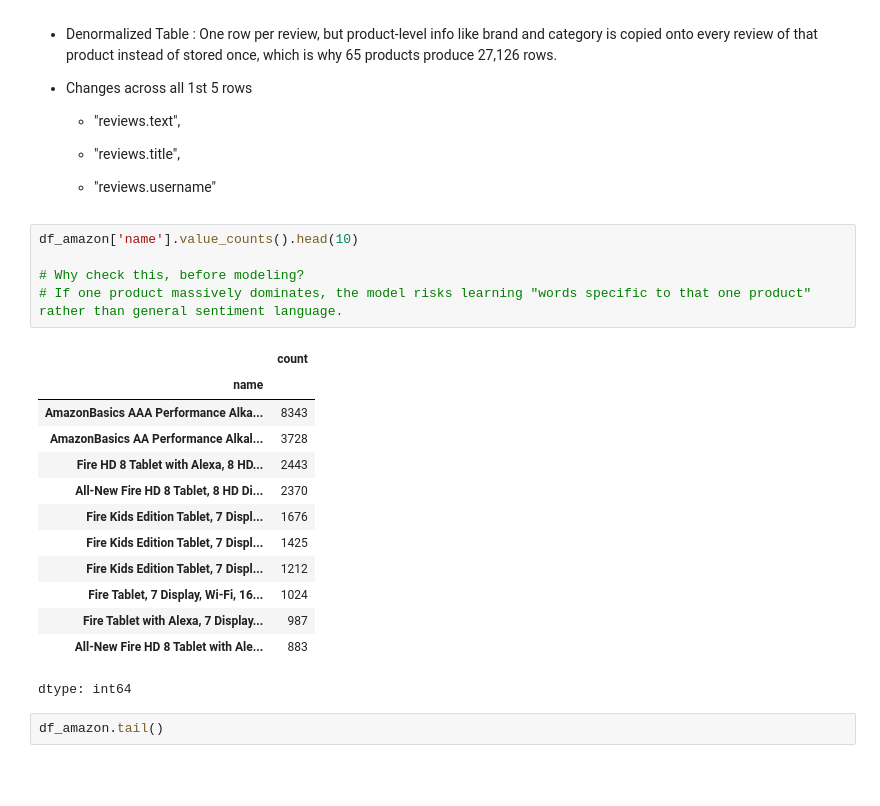
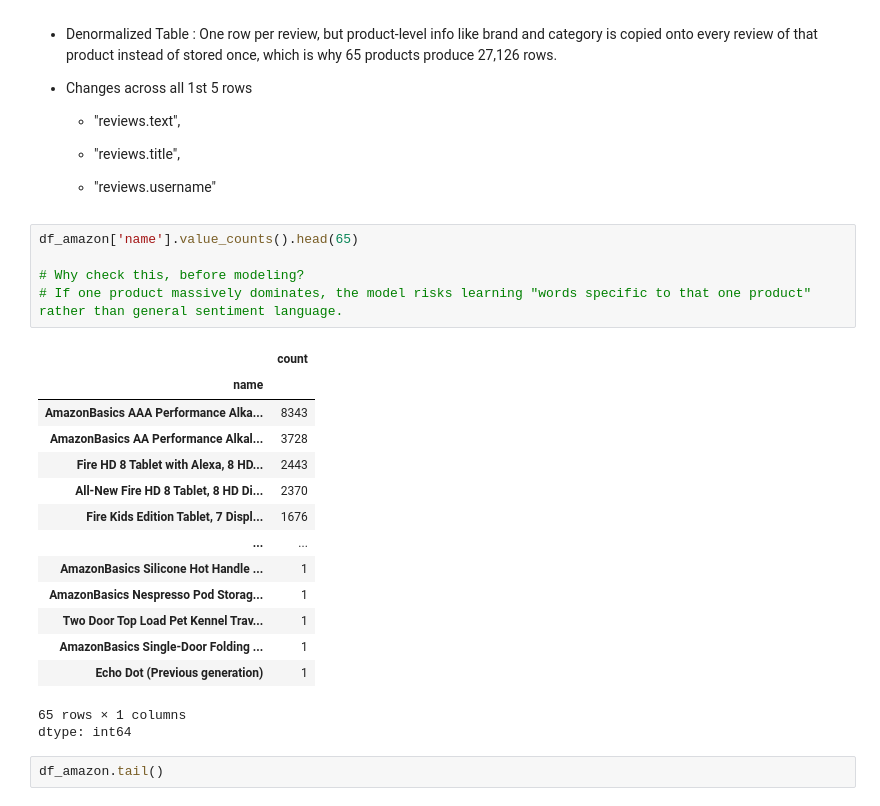
Before and after one commit to SruthiGS-Gito/Amazon-Customer-Review, a Jupyter notebook: Amazon_Consumer_Reviews.ipynb, the cells around one changed output. Drawn from its saved outputs; the diff is of its cells as text; blank space fills up the shorter version.

```diff
--- a/Amazon_Consumer_Reviews.ipynb
+++ b/Amazon_Consumer_Reviews.ipynb
@@ -66,23 +65,25 @@ Inference :
 
     * "reviews.username"
 # %%
-df_amazon['name'].value_counts().head(10)
+df_amazon['name'].value_counts().head(65)
 
 # Why check this, before modeling?
 # If one product massively dominates, the model risks learning "words specific to that one product" rather than general sentiment language.
 # %% [output]
 |  | count |
 | name |  |
 | AmazonBasics AAA Performance Alka... | 8343 |
 | AmazonBasics AA Performance Alkal... | 3728 |
 | Fire HD 8 Tablet with Alexa, 8 HD... | 2443 |
 | All-New Fire HD 8 Tablet, 8 HD Di... | 2370 |
 | Fire Kids Edition Tablet, 7 Displ... | 1676 |
-| Fire Kids Edition Tablet, 7 Displ... | 1425 |
-| Fire Kids Edition Tablet, 7 Displ... | 1212 |
-| Fire Tablet, 7 Display, Wi-Fi, 16... | 1024 |
-| Fire Tablet with Alexa, 7 Display... | 987 |
-| All-New Fire HD 8 Tablet with Ale... | 883 |
+| ... | ... |
+| AmazonBasics Silicone Hot Handle ... | 1 |
+| AmazonBasics Nespresso Pod Storag... | 1 |
+| Two Door Top Load Pet Kennel Trav... | 1 |
+| AmazonBasics Single-Door Folding ... | 1 |
+| Echo Dot (Previous generation) | 1 |
+65 rows × 1 columns
 dtype: int64
 # %%
 df_amazon.tail()
```
Also changed, not shown: parts of 4 cells of this notebook.
